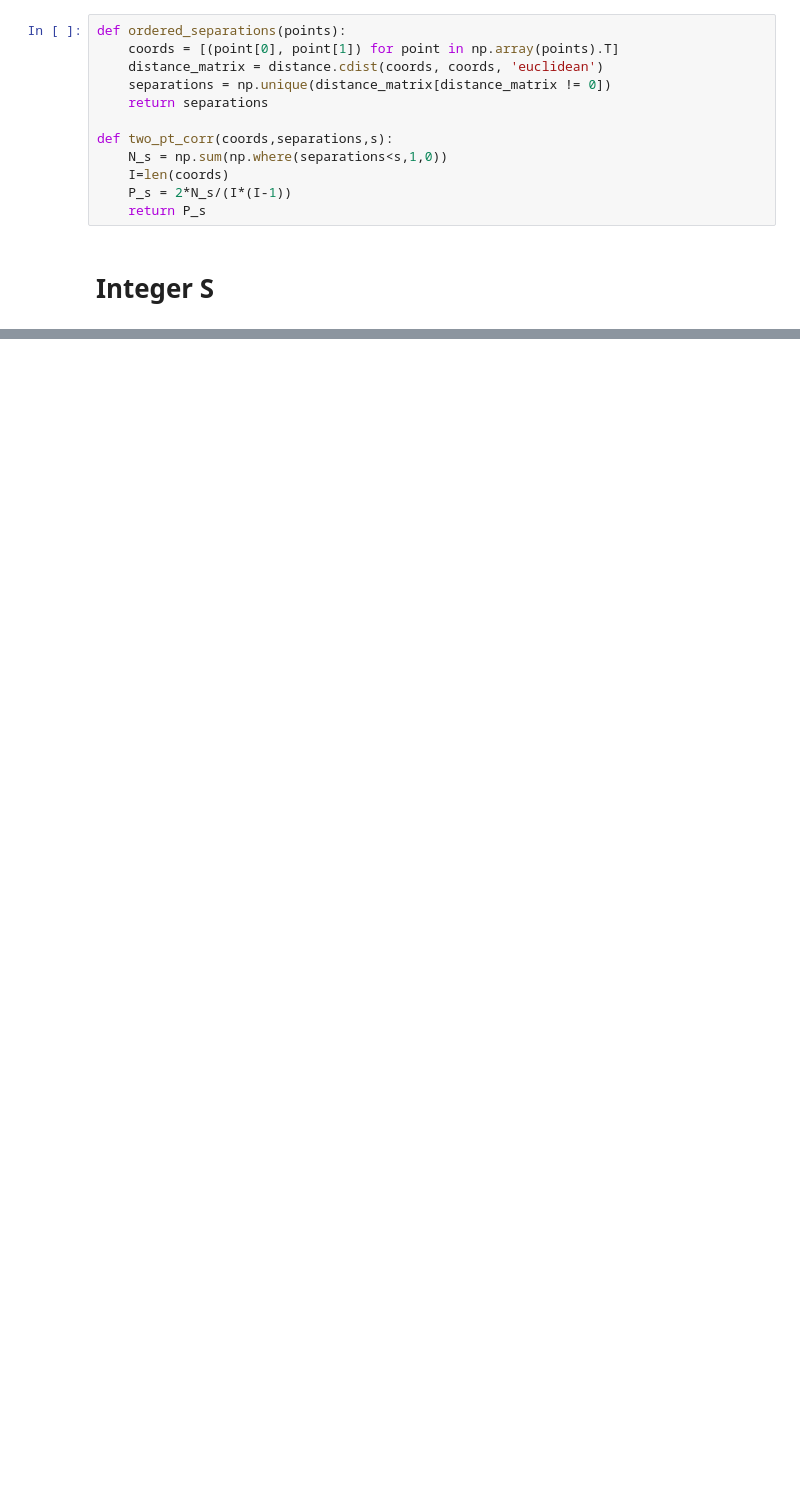
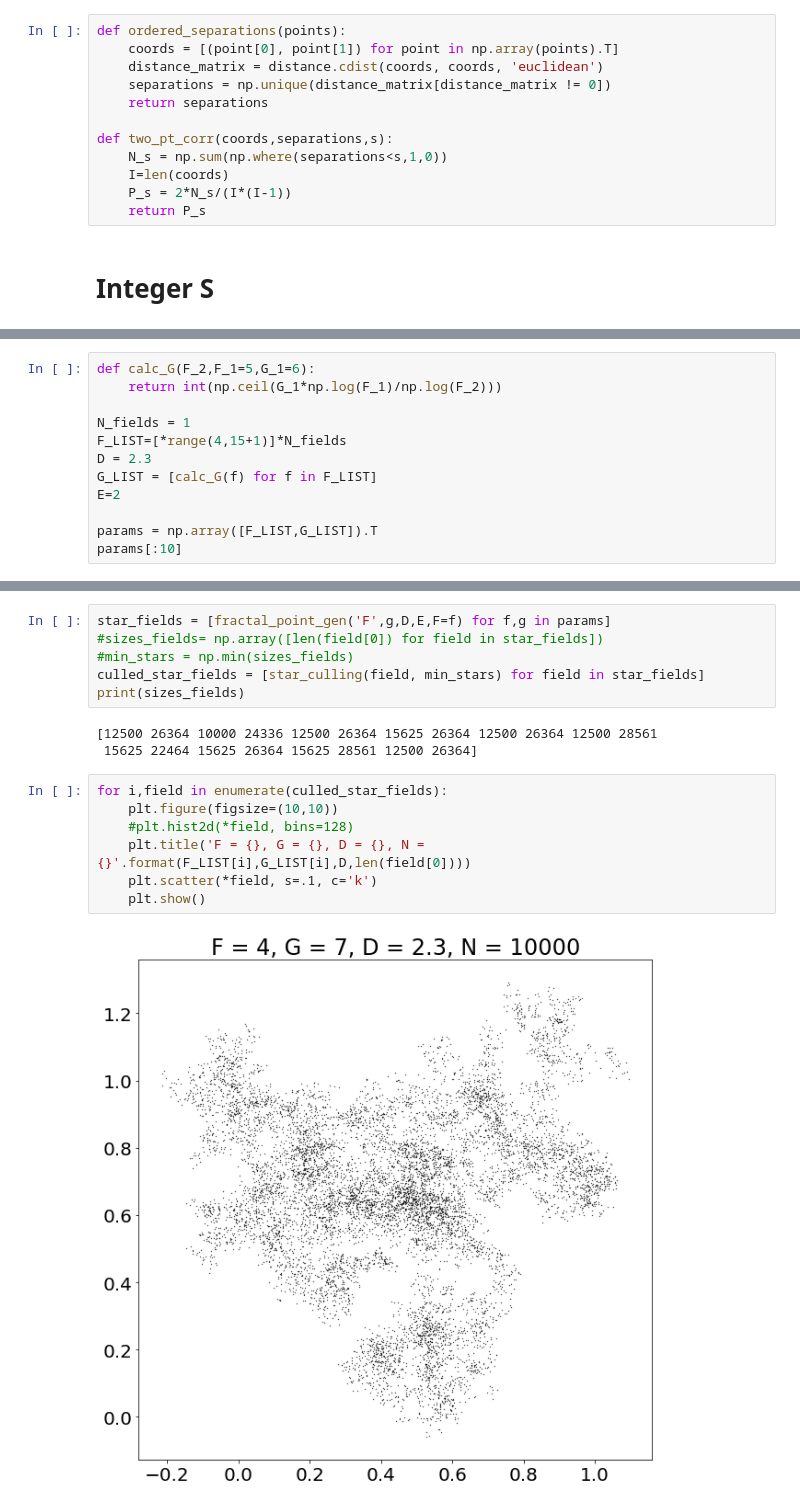
Before and after one commit to MBates92/Scripts, a Jupyter notebook: JupyterNotebooks/Elmegreen's fractal algorithm.ipynb, the cells around one changed output, grey strips where cells are left out. Saved outputs shown, nothing was run; the diff lists cells and outputs as text; blank space fills up the shorter version.

```diff
--- a/JupyterNotebooks/Elmegreen's fractal algorithm.ipynb
+++ b/JupyterNotebooks/Elmegreen's fractal algorithm.ipynb
@@ -196,0 +200,12 @@ plt.show()
+# %%
+def calc_G(F_2,F_1=5,G_1=6):
+    return int(np.ceil(G_1*np.log(F_1)/np.log(F_2)))
+
+N_fields = 1
+F_LIST=[*range(4,15+1)]*N_fields
+D = 2.3
+G_LIST = [calc_G(f) for f in F_LIST]
+E=2
+
+params = np.array([F_LIST,G_LIST]).T
+params[:10]
@@ -196,0 +223,18 @@ plt.show()
+# %%
+star_fields = [fractal_point_gen('F',g,D,E,F=f) for f,g in params]
+#sizes_fields= np.array([len(field[0]) for field in star_fields])
+#min_stars = np.min(sizes_fields)
+culled_star_fields = [star_culling(field, min_stars) for field in star_fields]
+print(sizes_fields)
+# %% [output]
+[12500 26364 10000 24336 12500 26364 15625 26364 12500 26364 12500 28561
+ 15625 22464 15625 26364 15625 28561 12500 26364]
+# %%
+for i,field in enumerate(culled_star_fields):
+    plt.figure(figsize=(10,10))
+    #plt.hist2d(*field, bins=128)
+    plt.title('F = {}, G = {}, D = {}, N = {}'.format(F_LIST[i],G_LIST[i],D,len(field[0])))
+    plt.scatter(*field, s=.1, c='k')
+    plt.show()
+# %% [output]
+[figure, added]
```
Also changed, not shown: parts of 18 cells of this notebook.
